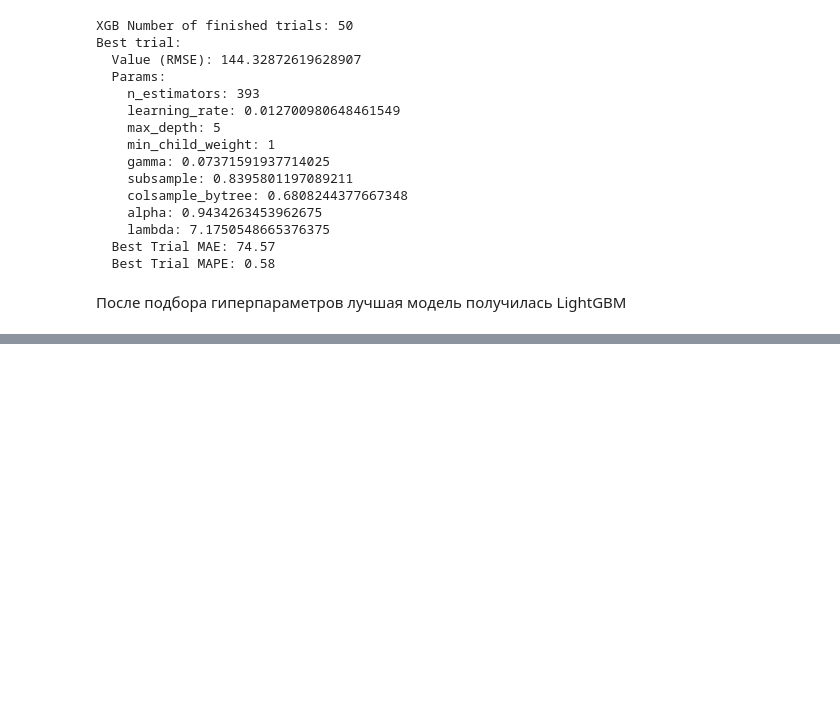
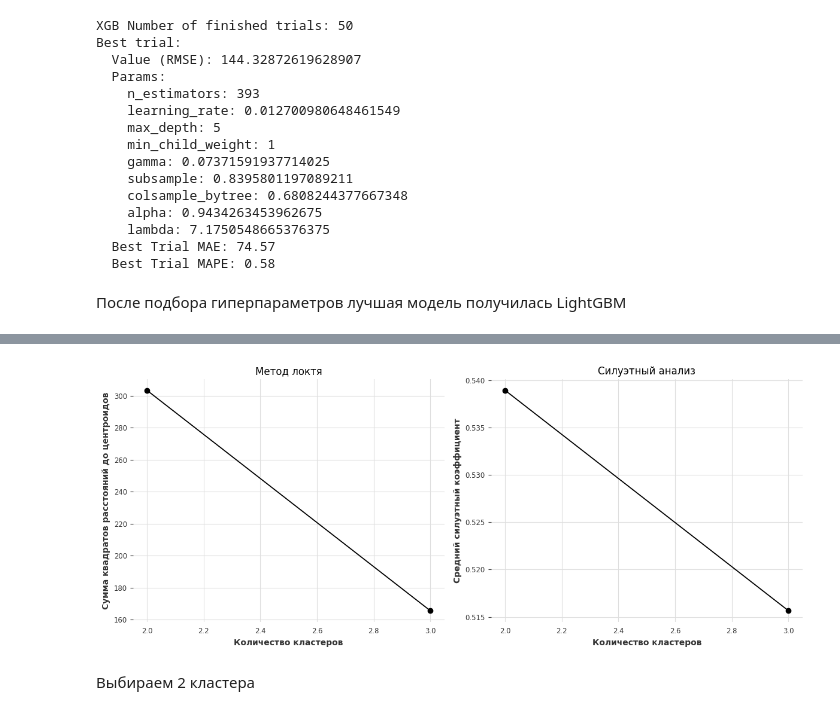
Before and after one commit to TaskGuru-AI/tasks_support_system_ai, a Jupyter notebook: notebooks/TS/extra/ts_checkpoint5.ipynb, the cells around one changed output, grey strips where cells are left out. Cells and saved outputs as stored; diff of their text form; code cells hidden in the pictures; blank space fills up the shorter version.

Commit message:
Applying PCA and K-Means clusterization

```diff
--- a/notebooks/TS/extra/ts_checkpoint5.ipynb
+++ b/notebooks/TS/extra/ts_checkpoint5.ipynb
@@ -1230,0 +1238,3 @@ Best trial:
+# %%
+aggregated_features_top_level_df = global_df_top_level_statistics.groupby('queue_id')[clustering_features].mean()
+aggregated_features_top_level_df
@@ -1230,0 +1261,13 @@ Best trial:
+# %%
+from sklearn.preprocessing import StandardScaler
+
+scaler = StandardScaler()
+scaled_features_top_level = scaler.fit_transform(aggregated_features_top_level_df[clustering_features])
+# %%
+from sklearn.decomposition import PCA
+
+pca = PCA(n_components=0.95, random_state=42)
+principal_components = pca.fit_transform(scaled_features_top_level)
+
+print(f"Исходное количество признаков: {aggregated_features_top_level_df[clustering_features].shape[1]}")
+print(f"Количество главных компонент: {principal_components.shape[1]}")
@@ -1230,0 +1319,35 @@ Best trial:
+# %%
+from sklearn.cluster import KMeans
+import matplotlib.pyplot as plt
+from sklearn.metrics import silhouette_score
+
+inertia_values = []
+silhouette_scores = []
+
+for n_clusters in tqdm(range(2, 4)):
+    kmeans = KMeans(n_clusters=n_clusters, random_state=42, n_init=10)
+    cluster_labels = kmeans.fit_predict(principal_components)
+    inertia_values.append(kmeans.inertia_)
+    silhouette_avg = silhouette_score(principal_components, cluster_labels)
+    silhouette_scores.append(silhouette_avg)
+
+# Метод локтя
+plt.figure(figsize=(12, 5))
+plt.subplot(1, 2, 1)
+plt.plot(range(2, 4), inertia_values, marker='o')
+plt.title('Метод локтя')
+plt.xlabel('Количество кластеров')
+plt.ylabel('Сумма квадратов расстояний до центроидов')
+
+# Силуэтный анализ
+plt.subplot(1, 2, 2)
+plt.plot(range(2, 4), silhouette_scores, marker='o')
+plt.title('Силуэтный анализ')
+plt.xlabel('Количество кластеров')
+plt.ylabel('Средний силуэтный коэффициент')
+plt.tight_layout()
+plt.show()
+# %% [output]
+[figure, added]
+# %% [markdown]
+Выбираем 2 кластера
```
Also changed, not shown: parts of 10 cells of this notebook.
